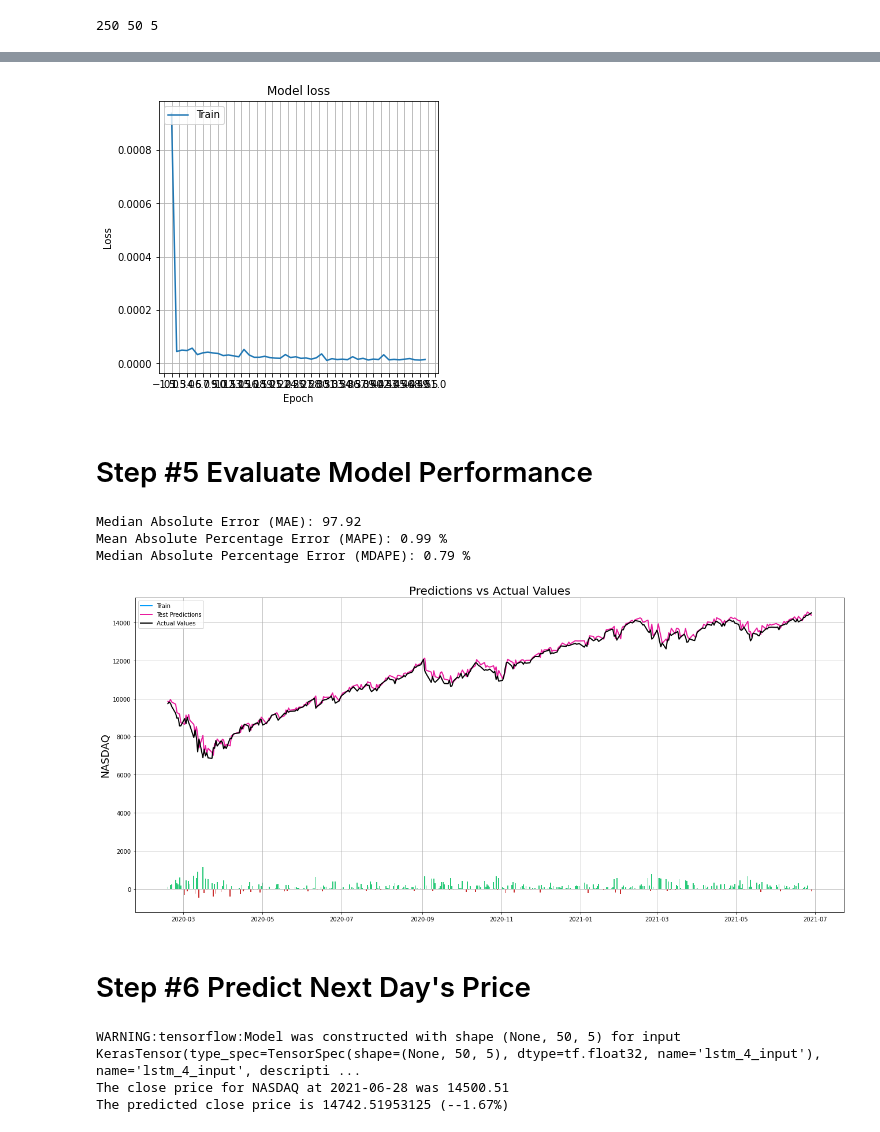
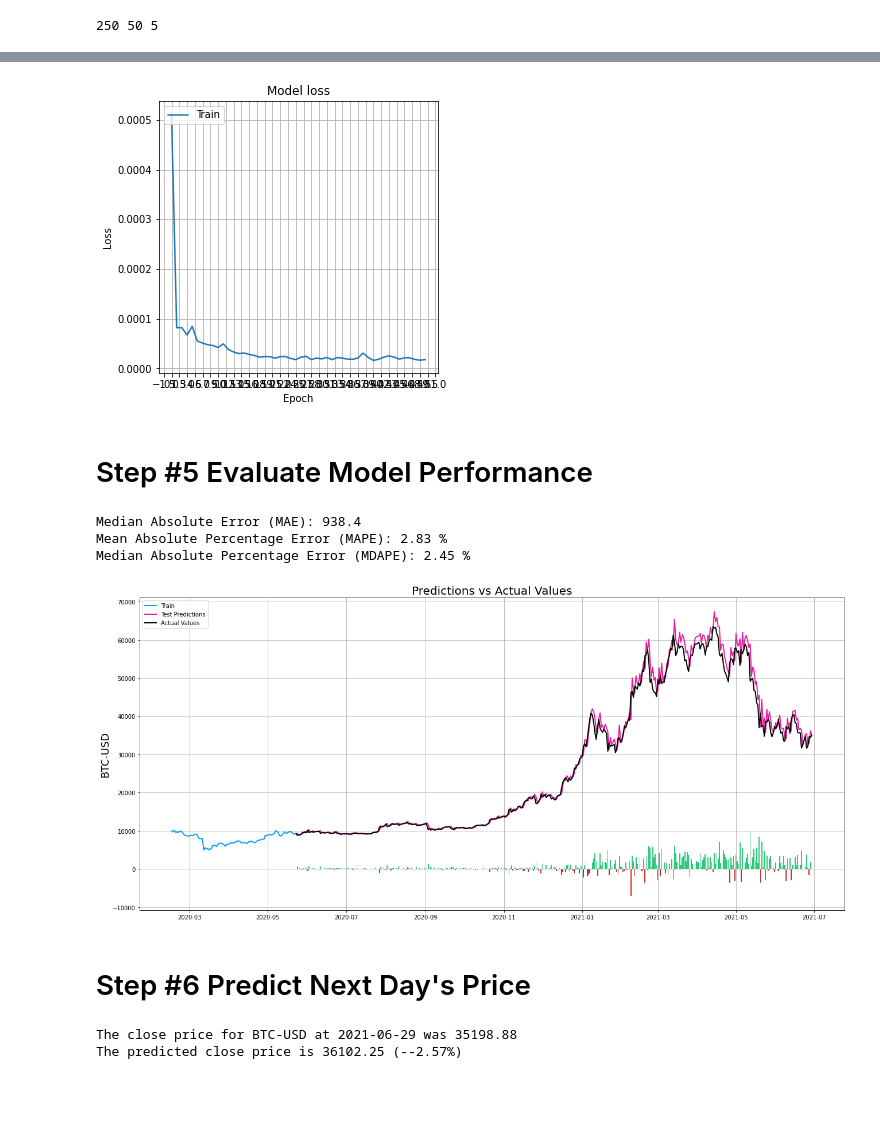
Before and after one commit to michalkovy/relataly-public-python-tutorials, a Jupyter notebook: 012 Stock Market Prediction using Multivariate Time Series Models and Python.ipynb, the cells around one changed output, grey strips where cells are left out. Cells and saved outputs as stored; diff of their text form; code cells hidden in the pictures; blank space fills up the shorter version.

```diff
--- a/012 Stock Market Prediction using Multivariate Time Series Models and Python.ipynb
+++ b/012 Stock Market Prediction using Multivariate Time Series Models and Python.ipynb
@@ -19,13 +19,12 @@ import seaborn as sns
 # Setting the timeframe for the data extraction
 today = date.today()
 date_today = today.strftime("%Y-%m-%d")
-date_start = '2010-01-01'
+date_start = '2016-01-01'
 
-# Getting NASDAQ quotes
-stockname = 'NASDAQ'
-symbol = '^IXIC'
+stockname = 'BTC-USD'
+# Getting BTC USD quotes
 df = webreader.DataReader(
-    symbol, start=date_start, end=date_today, data_source="yahoo"
+    'BTC-USD', start=date_start, end=date_today, data_source="yahoo"
 )
 
 # Create a quick overview of the dataset
@@ -238,7 +237,7 @@ plt.legend(["Train", "Test"], loc="upper left")
 plt.grid()
 plt.show()
 # %% [output]
-[figure, old version]
+[figure, new version]
 # %% [markdown]
 # Step #5 Evaluate Model Performance
 # %%
@@ -261,9 +260,9 @@ print(f'Mean Absolute Percentage Error (MAPE): {np.round(MAPE, 2)} %')
 MDAPE = np.median((np.abs(np.subtract(y_test_unscaled, y_pred_unscaled)/ y_test_unscaled)) ) * 100
 print(f'Median Absolute Percentage Error (MDAPE): {np.round(MDAPE, 2)} %')
 # %% [output]
-Median Absolute Error (MAE): 97.92
-Mean Absolute Percentage Error (MAPE): 0.99 %
-Median Absolute Percentage Error (MDAPE): 0.79 %
+Median Absolute Error (MAE): 938.4
+Mean Absolute Percentage Error (MAPE): 2.83 %
+Median Absolute Percentage Error (MDAPE): 2.45 %
 # %%
 # The date from which on the date is displayed
 display_start_date = pd.Timestamp('today') - timedelta(days=500)
@@ -277,41 +276,44 @@ train = data_filtered_sub[:train_data_len + 1]
 valid = data_filtered_sub[train_data_len:]
 valid.insert(1, "Prediction", y_pred_unscaled.ravel(), True)
 valid.insert(1, "Difference", valid["Prediction"] - valid["Close"], True)
 
 # Zoom in to a closer timeframe
 valid = valid[valid['Date'] > display_start_date]
 train = train[train['Date'] > display_start_date]
 
 # Visualize the data
 fig, ax1 = plt.subplots(figsize=(22, 10), sharex=True)
 xt = train['Date']; yt = train[["Close"]]
 xv = valid['Date']; yv = valid[["Close", "Prediction"]]
 plt.title("Predictions vs Actual Values", fontsize=20)
-plt.ylabel(stockname, fontsize=18)
+plt.ylabel('BTC-USD', fontsize=18)
 plt.plot(xt, yt, color="#039dfc", linewidth=2.0)
 plt.plot(xv, yv["Prediction"], color="#E91D9E", linewidth=2.0)
 plt.plot(xv, yv["Close"], color="black", linewidth=2.0)
 plt.legend(["Train", "Test Predictions", "Actual Values"], loc="upper left")
 
 # # Create the bar plot with the differences
 x = valid['Date']
 y = valid["Difference"]
 
 # Create custom color range for positive and negative differences
 valid.loc[y >= 0, 'diff_color'] = "#2BC97A"
 valid.loc[y < 0, 'diff_color'] = "#C92B2B"
 
 plt.bar(x, y, width=0.8, color=valid['diff_color'])
 plt.grid()
 plt.show()
 # %% [output]
-[figure, old version]
+[figure, new version]
 # %% [markdown]
 # Step #6 Predict Next Day's Price
 # %%
 # Get fresh data until today and create a new dataframe with only the price data
-date_start = date.today() - timedelta(days=200)
-new_df = webreader.DataReader(symbol, data_source='yahoo', start=date_start, end=date_today)
+date_start = date.today() - timedelta(days=201)
+date_yesterday = date.today() - timedelta(days=1)
+new_df = webreader.DataReader(
+    'BTC-USD', start=date_start, end=date_yesterday, data_source="yahoo"
+)
 d = pd.to_datetime(new_df.index)
 new_df['Month'] = d.strftime("%m")
 new_df['Year'] = d.strftime("%Y")
@@ -330,14 +332,13 @@ pred_price_scaled = model.predict(np.array(X_test_new))
 pred_price_unscaled = scaler_pred.inverse_transform(pred_price_scaled)
 
 # Print last price and predicted price for the next day
-price_today = round(new_df['Close'][-1], 2)
+price_yesterday = round(new_df['Close'][-1], 2)
 predicted_price = round(pred_price_unscaled.ravel()[0], 2)
-percent = round(100 - (predicted_price * 100)/price_today, 2)
+percent = round(100 - (predicted_price * 100)/price_yesterday, 2)
 
 plus = '+'; minus = '-'
-print(f'The close price for {stockname} at {today} was {price_today}')
+print(f'The close price for BTC-USD at {today} was {price_yesterday}')
 print(f'The predicted close price is {predicted_price} ({plus if percent > 0 else minus}{percent}%)')
 # %% [output]
-WARNING:tensorflow:Model was constructed with shape (None, 50, 5) for input KerasTensor(type_spec=TensorSpec(shape=(None, 50, 5), dtype=tf.float32, name='lstm_4_input'), name='lstm_4_input', descripti ...
-The close price for NASDAQ at 2021-06-28 was 14500.51
-The predicted close price is 14742.51953125 (--1.67%)
+The close price for BTC-USD at 2021-06-29 was 35198.88
+The predicted close price is 36102.25 (--2.57%)
```
Also changed, not shown: parts of 7 cells of this notebook.
